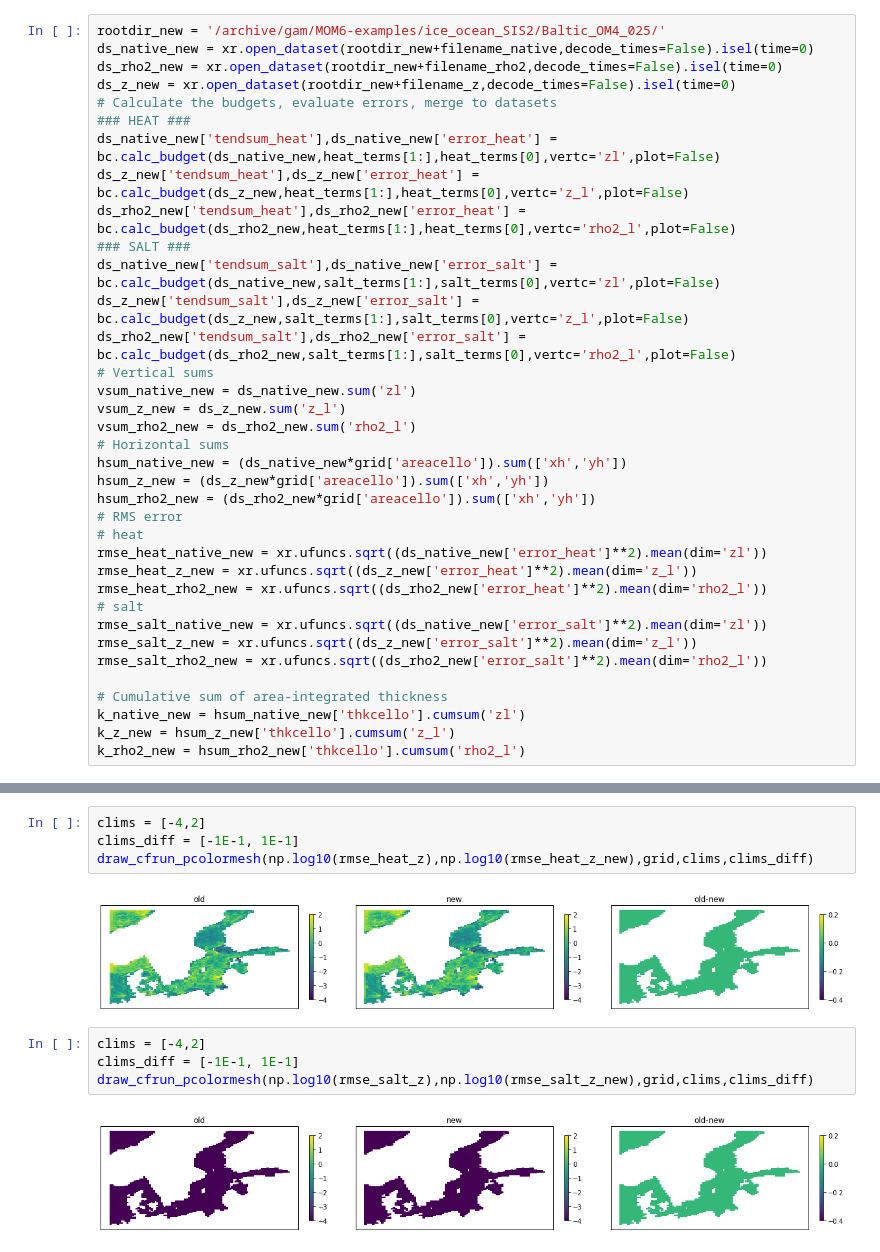
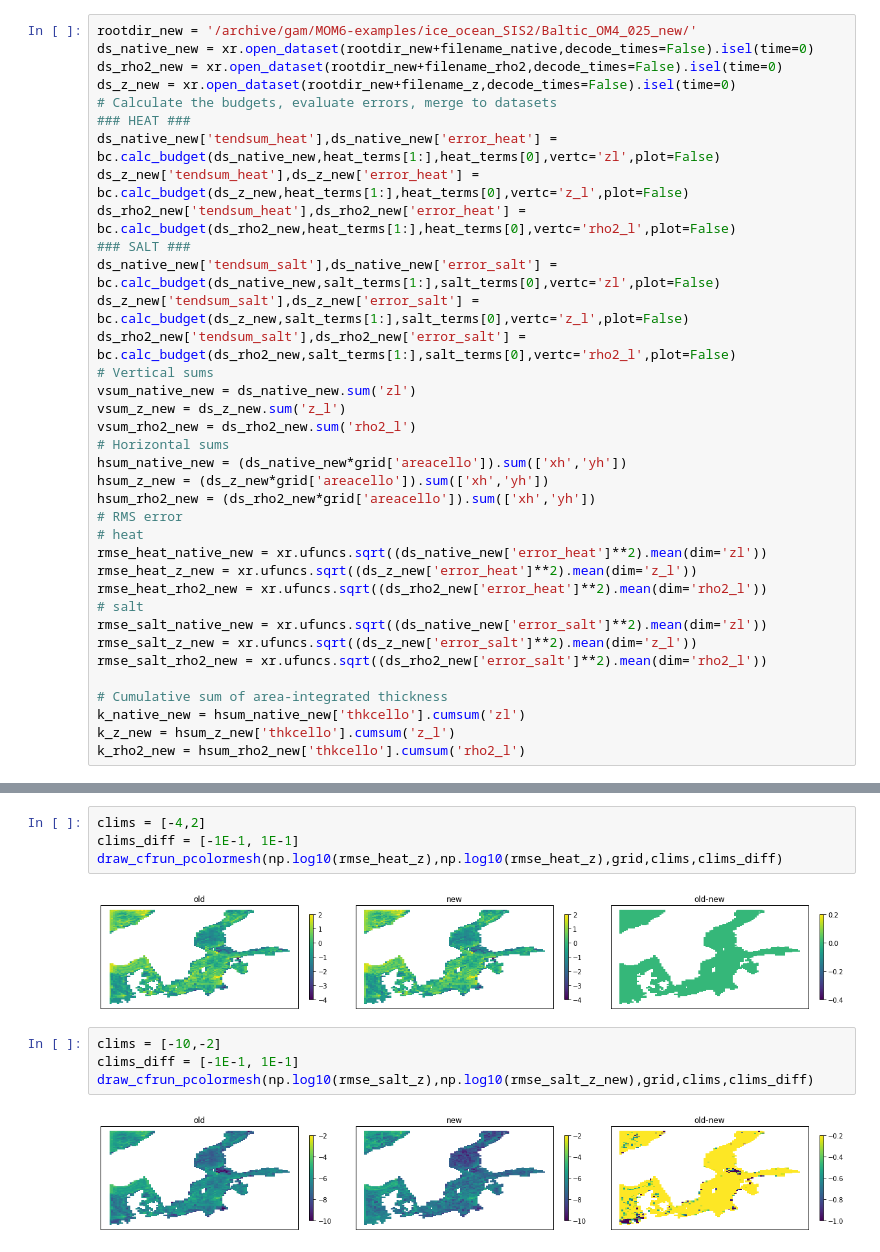
Before and after one commit to gmacgilchrist/wmt_bgc, a Jupyter notebook: calc_budget_testing.ipynb, the cells around one changed output, grey strips where cells are left out. Drawn from its saved outputs; the diff is of its cells as text.

```diff
--- a/calc_budget_testing.ipynb
+++ b/calc_budget_testing.ipynb
@@ -127,7 +142,7 @@ draw_cfgrid_pcolormesh(np.log10(rmse_salt_native),np.log10(rmse_salt_z),np.log10
 ****
 ## Comparison to new output
 # %%
-rootdir_new = '/archive/gam/MOM6-examples/ice_ocean_SIS2/Baltic_OM4_025/'
+rootdir_new = '/archive/gam/MOM6-examples/ice_ocean_SIS2/Baltic_OM4_025_new/'
 ds_native_new = xr.open_dataset(rootdir_new+filename_native,decode_times=False).isel(time=0)
 ds_rho2_new = xr.open_dataset(rootdir_new+filename_rho2,decode_times=False).isel(time=0)
 ds_z_new = xr.open_dataset(rootdir_new+filename_z,decode_times=False).isel(time=0)
@@ -167,12 +182,12 @@ k_rho2_new = hsum_rho2_new['thkcello'].cumsum('rho2_l')
 # %%
 clims = [-4,2]
 clims_diff = [-1E-1, 1E-1]
-draw_cfrun_pcolormesh(np.log10(rmse_heat_z),np.log10(rmse_heat_z_new),grid,clims,clims_diff)
+draw_cfrun_pcolormesh(np.log10(rmse_heat_z),np.log10(rmse_heat_z),grid,clims,clims_diff)
 # %% [output]
 [figure]
 # %%
-clims = [-4,2]
+clims = [-10,-2]
 clims_diff = [-1E-1, 1E-1]
 draw_cfrun_pcolormesh(np.log10(rmse_salt_z),np.log10(rmse_salt_z_new),grid,clims,clims_diff)
 # %% [output]
-[figure, old version]
+[figure, new version]
```
Also changed, not shown: parts of 5 cells of this notebook, 10 other files.
